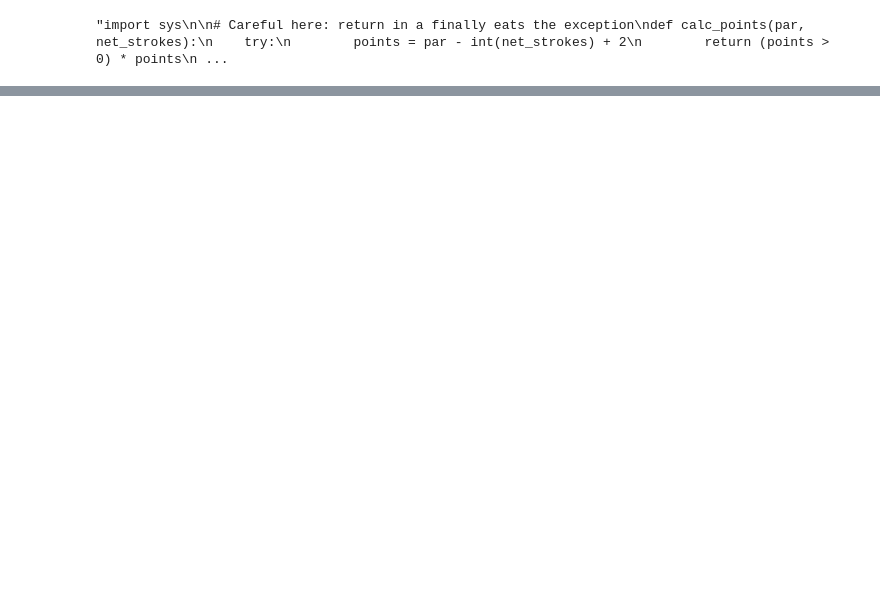
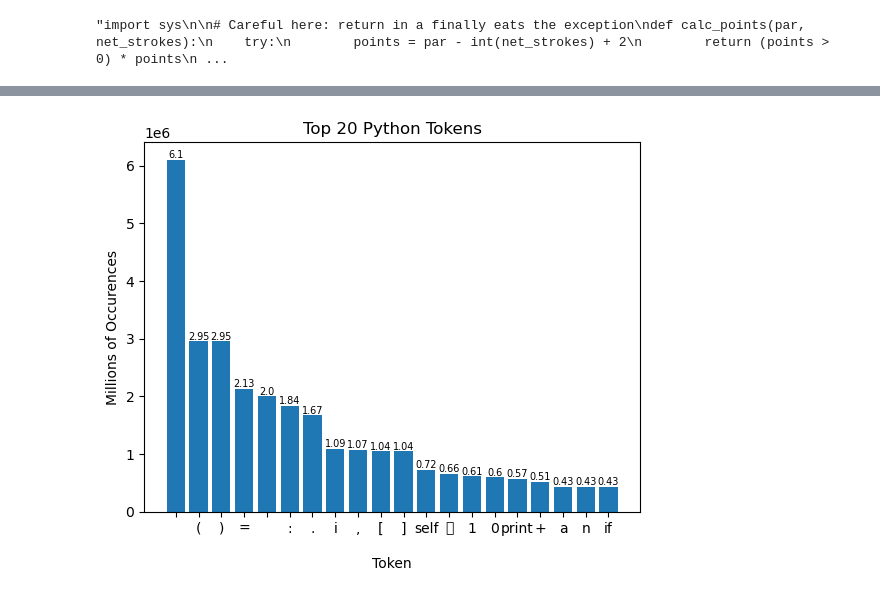
Before and after one commit to spindive/mrp_files, a Jupyter notebook: mrp_main_fl.ipynb, the cells around one changed output, grey strips where cells are left out. Drawn from its saved outputs; the diff is of its cells as text; code cells hidden in the pictures; blank space fills up the shorter version.

```diff
--- a/mrp_main_fl.ipynb
+++ b/mrp_main_fl.ipynb
@@ -270,0 +443,2 @@ for index, row in df_small.iterrows():
+# %%
+srt_str = sorted(str_count.items(), key=lambda item: item[1], reverse=True)
@@ -270,0 +483,10 @@ for index, row in df_small.iterrows():
+# %%
+fig, ax = plt.subplots()
+p = ax.bar([i[0] for i in srt_str[:20]], [i[1] for i in srt_str[:20]])
+ax.set_title("Top 20 Python Tokens")
+ax.set_xlabel("Token")
+ax.set_ylabel("Millions of Occurences")
+ax.bar_label(p, labels=[round(i[1]/1000000, 2) for i in srt_str[:20]], label_type = "edge", fontsize=7)
+plt.show()
+# %% [output]
+[figure, added]
```
Also changed, not shown: parts of 40 cells of this notebook, 1 other file.
